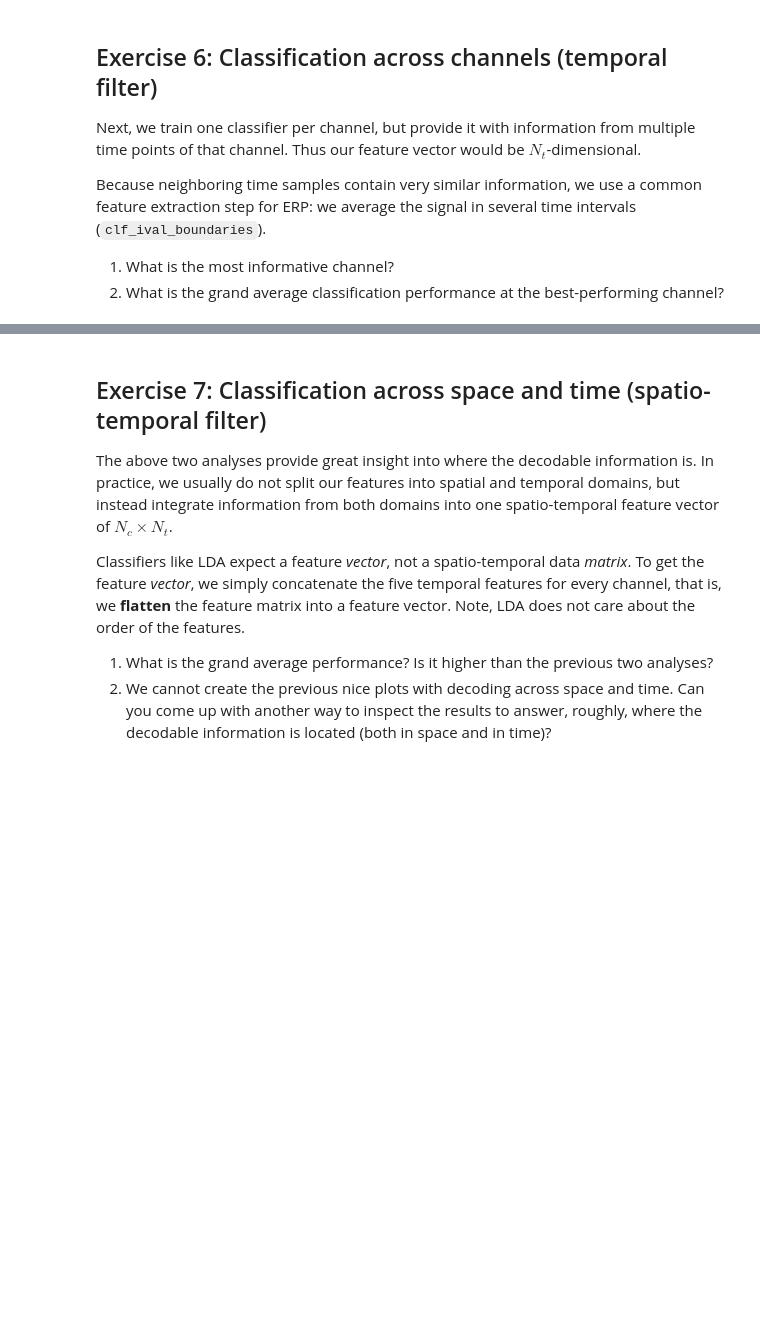
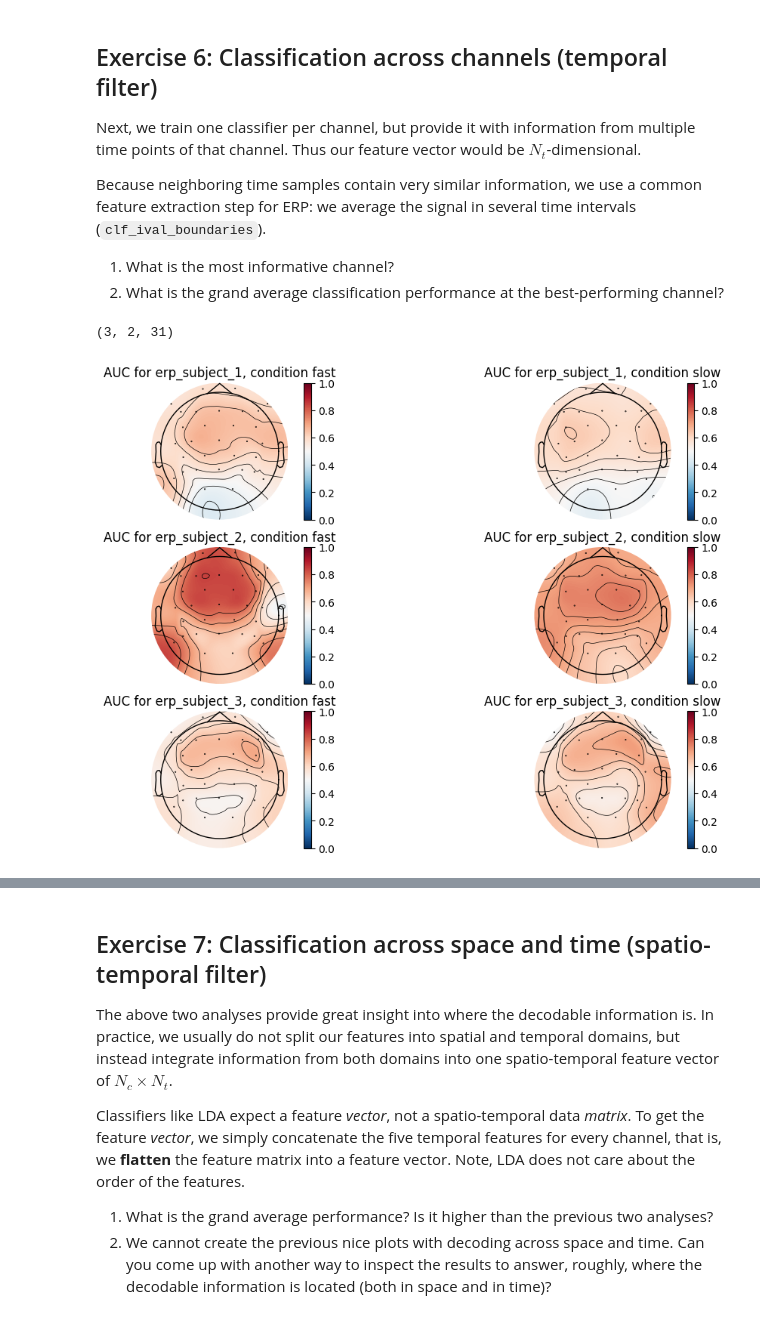
Before and after one commit to RobertvdLeeuw/nix-radboud, a Jupyter notebook: subjects/BCI/assignment_06_erp_analysis.ipynb, the cells around one changed output, grey strips where cells are left out. Saved outputs shown, nothing was run; the diff lists cells and outputs as text; code cells hidden in the pictures; blank space fills up the shorter version.

```diff
--- a/subjects/BCI/assignment_06_erp_analysis.ipynb
+++ b/subjects/BCI/assignment_06_erp_analysis.ipynb
@@ -249,29 +284,32 @@ def get_jumping_means(epo, boundaries):
 # %%
 clf_ival_boundaries = np.array([0.1, 0.17, 0.23, 0.3, 0.41, 0.5])
 
 fig, axes = plt.subplots(len(session_list), len(condition_list), figsize=(12,8))
 
 scores = np.zeros((len(session_list), len(condition_list), len(epo.ch_names)))
 for s_i, session in enumerate(session_list):
     for c_i, condition in enumerate(condition_list):
 
         ax = axes[c_i] if len(session_list) == 1 else axes[s_i, c_i]
 
         # Compute scores with cross_val_score from sklearn
         for ch_i, ch_name in enumerate(epo.ch_names):
-
             # Extract the data
             epo = epo_data[session][condition]
             X = get_jumping_means(epo.copy().pick([ch_name]), clf_ival_boundaries).squeeze()
             y = epo.events[:, 2]
 
             # Initialize classifier
             lda = LDA(solver='lsqr', shrinkage='auto')
 
             # Evaluate classifier, save average score over folds
             scores[s_i, c_i, ch_i] = cross_val_score(lda, X, y, cv=5, scoring='roc_auc').mean()
 
         # Plot scores over space
         im, cn = mne.viz.plot_topomap(scores[s_i, c_i, :], epo.info, axes=ax, cmap='RdBu_r', show=False, vlim=(0,1))
         ax.set_title(f'AUC for {session}, condition {condition}')
         plt.colorbar(im, ax=ax)
+scores.shape
+# %% [output]
+(3, 2, 31)
+[figure, added]
```
Also changed, not shown: parts of 18 cells of this notebook, 14 other files.
